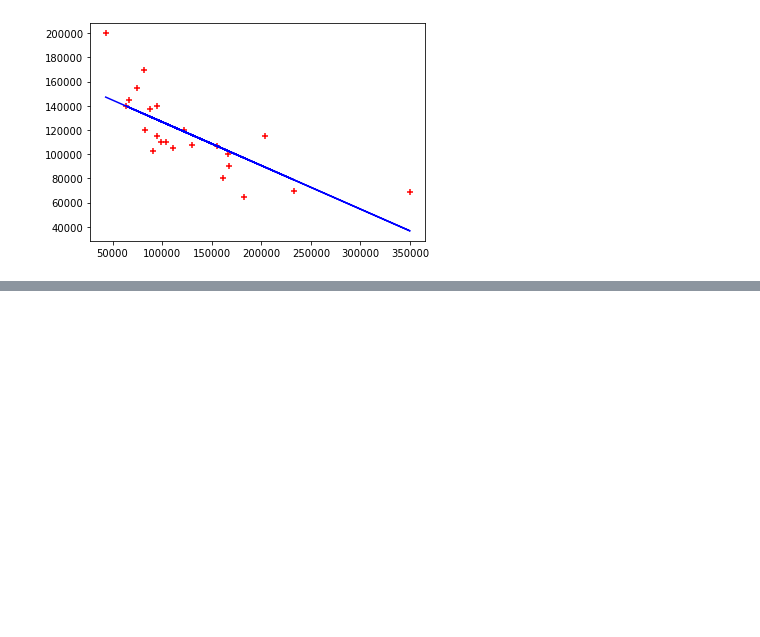
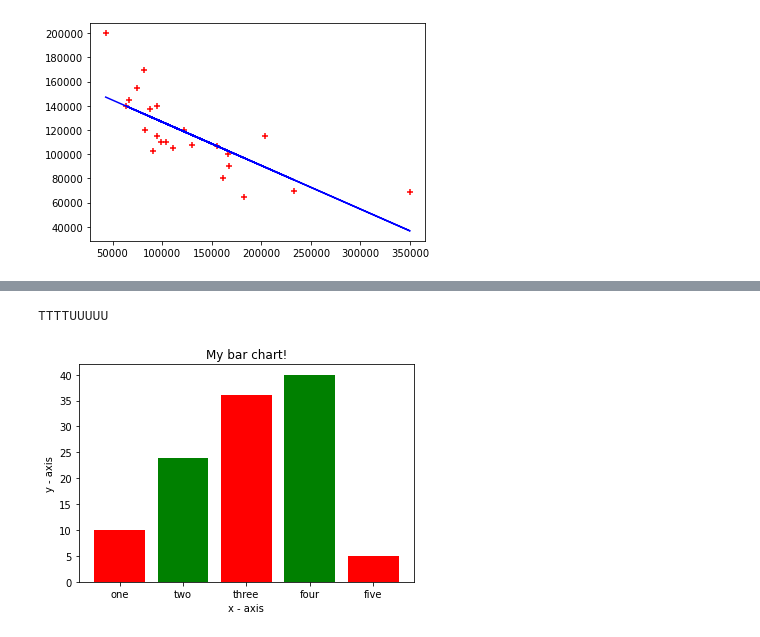
Before and after one commit to kasarama/Python_sem4, a Jupyter notebook: tester_price_estimate.ipynb, the cells around one changed output, grey strips where cells are left out. Cells and saved outputs as stored; diff of their text form; code cells hidden in the pictures; blank space fills up the shorter version.

```diff
--- a/tester_price_estimate.ipynb
+++ b/tester_price_estimate.ipynb
@@ -74,0 +93,24 @@ for x in myresult:
+# %%
+import matplotlib.pyplot as plt
+
+
+print("TTTTUUUUU")
+left = [1, 2, 3, 4, 5]
+# heights of bars
+height = [10, 24, 36, 40, 5]
+# labels for bars
+tick_label = ['one', 'two', 'three', 'four', 'five']
+# plotting a bar chart
+plt.bar(left, height, tick_label=tick_label, width=0.8, color=['red', 'green'])
+
+# naming the y-axis
+plt.ylabel('y - axis')
+# naming the x-axis
+plt.xlabel('x - axis')
+# plot title
+plt.title('My bar chart!')
+
+plt.savefig('public/images/plot.png')
+# %% [output]
+TTTTUUUUU
+[figure, added]
```
Also changed, not shown: parts of 5 cells of this notebook, 3 other files.
